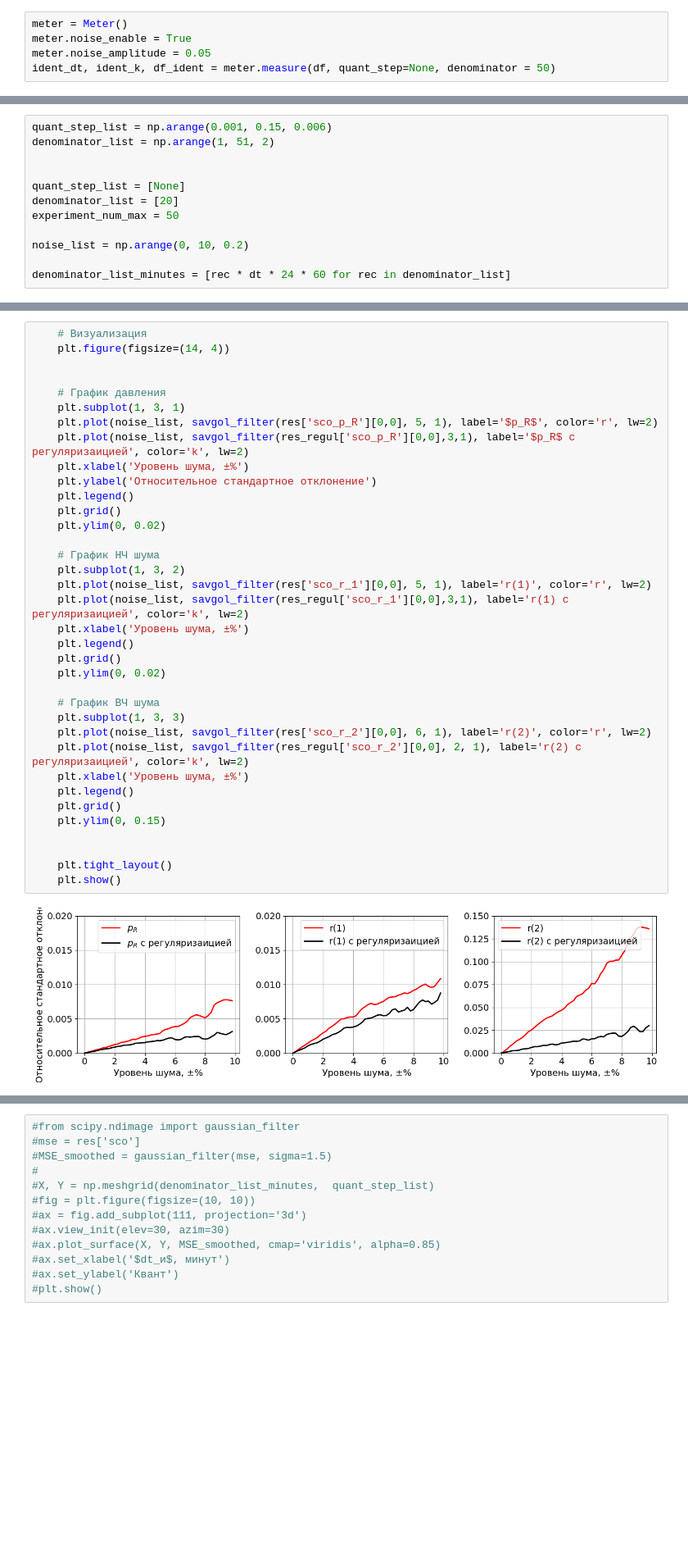
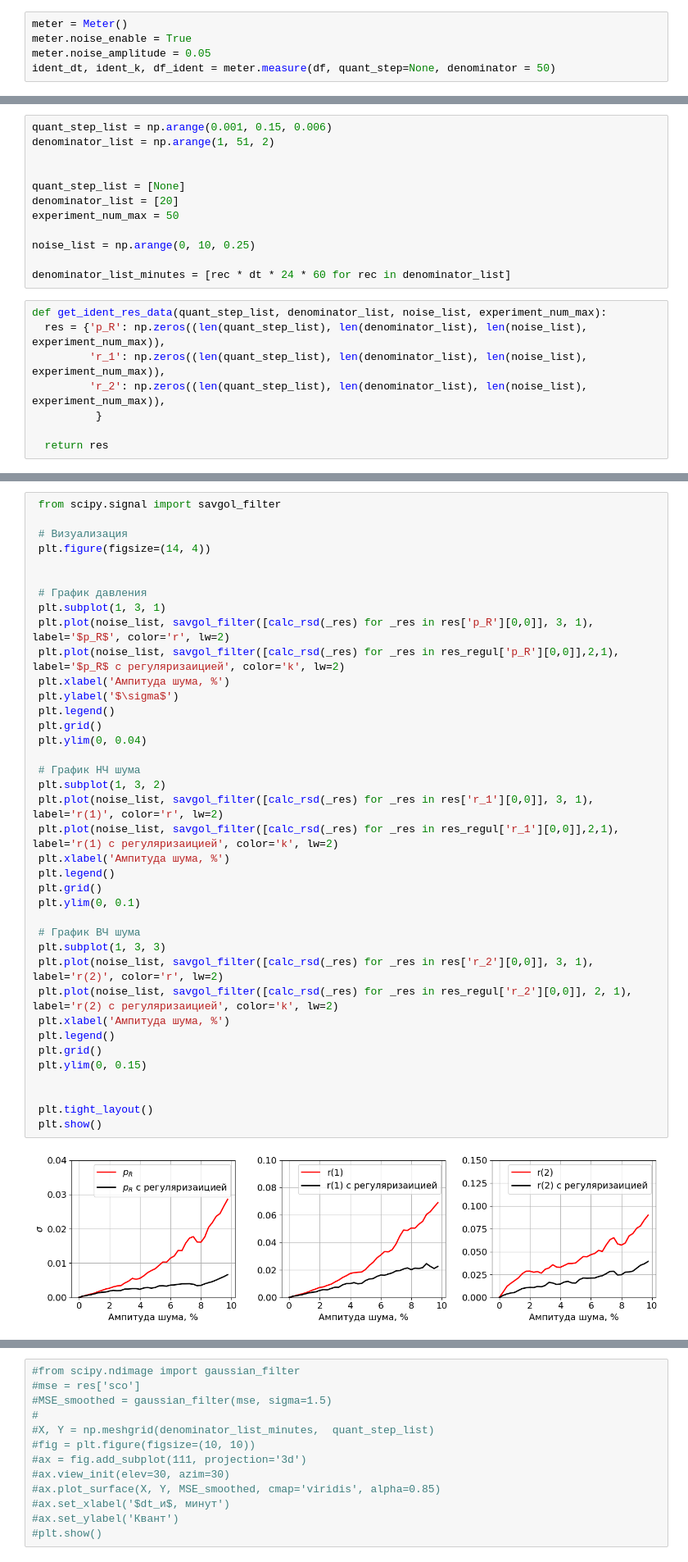
Before and after one commit to IANovoselov/well, a Jupyter notebook: well.ipynb, the cells around one changed output, grey strips where cells are left out. Shown at 82% size. Cells and saved outputs as stored; diff of their text form; blank space fills up the shorter version.

```diff
--- a/well.ipynb
+++ b/well.ipynb
@@ -1021,9 +1030,17 @@ quant_step_list = [None]
 denominator_list = [20]
 experiment_num_max = 50
 
-noise_list = np.arange(0, 10, 0.2)
+noise_list = np.arange(0, 10, 0.25)
 
 denominator_list_minutes = [rec * dt * 24 * 60 for rec in denominator_list]
+# %%
+def get_ident_res_data(quant_step_list, denominator_list, noise_list, experiment_num_max):
+  res = {'p_R': np.zeros((len(quant_step_list), len(denominator_list), len(noise_list), experiment_num_max)),
+         'r_1': np.zeros((len(quant_step_list), len(denominator_list), len(noise_list), experiment_num_max)),
+         'r_2': np.zeros((len(quant_step_list), len(denominator_list), len(noise_list), experiment_num_max)),
+          }
+
+  return res
 # %%
 np.random.seed(None)
 random.seed(None)
@@ -1103,38 +1082,40 @@ from scipy.signal import savgol_filter
 # %%
-    # Визуализация
-    plt.figure(figsize=(14, 4))
+ from scipy.signal import savgol_filter
+
+ # Визуализация
+ plt.figure(figsize=(14, 4))
 
 
-    # График давления
-    plt.subplot(1, 3, 1)
-    plt.plot(noise_list, savgol_filter(res['sco_p_R'][0,0], 5, 1), label='$p_R$', color='r', lw=2)
-    plt.plot(noise_list, savgol_filter(res_regul['sco_p_R'][0,0],3,1), label='$p_R$ с регуляризаицией', color='k', lw=2)
-    plt.xlabel('Уровень шума, ±%')
-    plt.ylabel('Относительное стандартное отклонение')
-    plt.legend()
-    plt.grid()
-    plt.ylim(0, 0.02)
+ # График давления
+ plt.subplot(1, 3, 1)
+ plt.plot(noise_list, savgol_filter([calc_rsd(_res) for _res in res['p_R'][0,0]], 3, 1), label='$p_R$', color='r', lw=2)
+ plt.plot(noise_list, savgol_filter([calc_rsd(_res) for _res in res_regul['p_R'][0,0]],2,1), label='$p_R$ с регуляризаицией', color='k', lw=2)
+ plt.xlabel('Ампитуда шума, %')
+ plt.ylabel('$\sigma$')
+ plt.legend()
+ plt.grid()
+ plt.ylim(0, 0.04)
 
-    # График НЧ шума
-    plt.subplot(1, 3, 2)
-    plt.plot(noise_list, savgol_filter(res['sco_r_1'][0,0], 5, 1), label='r(1)', color='r', lw=2)
-    plt.plot(noise_list, savgol_filter(res_regul['sco_r_1'][0,0],3,1), label='r(1) с регуляризаицией', color='k', lw=2)
-    plt.xlabel('Уровень шума, ±%')
-    plt.legend()
-    plt.grid()
-    plt.ylim(0, 0.02)
+ # График НЧ шума
+ plt.subplot(1, 3, 2)
+ plt.plot(noise_list, savgol_filter([calc_rsd(_res) for _res in res['r_1'][0,0]], 3, 1), label='r(1)', color='r', lw=2)
+ plt.plot(noise_list, savgol_filter([calc_rsd(_res) for _res in res_regul['r_1'][0,0]],2,1), label='r(1) с регуляризаицией', color='k', lw=2)
+ plt.xlabel('Ампитуда шума, %')
+ plt.legend()
+ plt.grid()
+ plt.ylim(0, 0.1)
 
-    # График ВЧ шума
-    plt.subplot(1, 3, 3)
-    plt.plot(noise_list, savgol_filter(res['sco_r_2'][0,0], 6, 1), label='r(2)', color='r', lw=2)
-    plt.plot(noise_list, savgol_filter(res_regul['sco_r_2'][0,0], 2, 1), label='r(2) с регуляризаицией', color='k', lw=2)
-    plt.xlabel('Уровень шума, ±%')
-    plt.legend()
-    plt.grid()
-    plt.ylim(0, 0.15)
+ # График ВЧ шума
+ plt.subplot(1, 3, 3)
+ plt.plot(noise_list, savgol_filter([calc_rsd(_res) for _res in res['r_2'][0,0]], 3, 1), label='r(2)', color='r', lw=2)
+ plt.plot(noise_list, savgol_filter([calc_rsd(_res) for _res in res_regul['r_2'][0,0]], 2, 1), label='r(2) с регуляризаицией', color='k', lw=2)
+ plt.xlabel('Ампитуда шума, %')
+ plt.legend()
+ plt.grid()
+ plt.ylim(0, 0.15)
 
 
-    plt.tight_layout()
-    plt.show()
+ plt.tight_layout()
+ plt.show()
 # %% [output]
-[figure, old version]
+[figure, new version]
```
Also changed, not shown: parts of 27 cells of this notebook.
